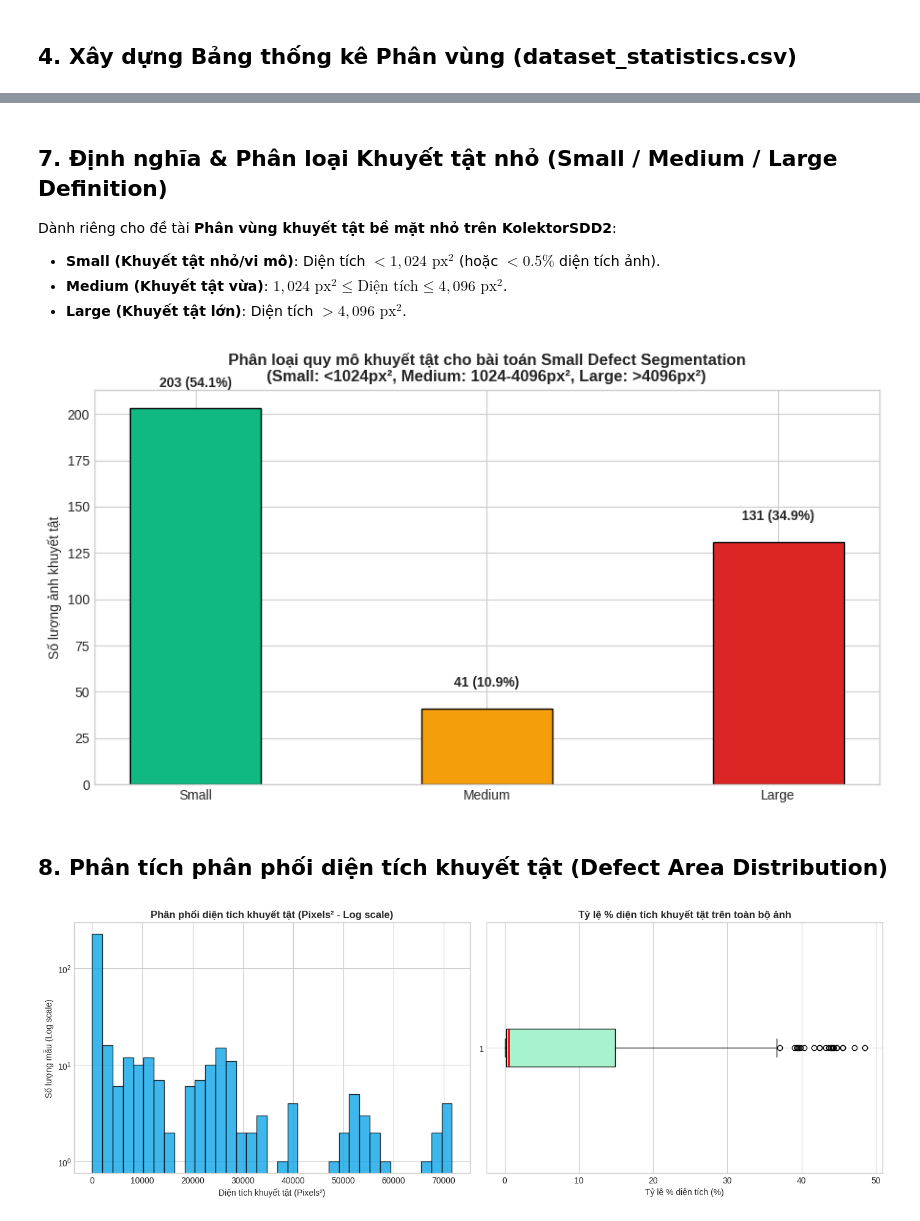
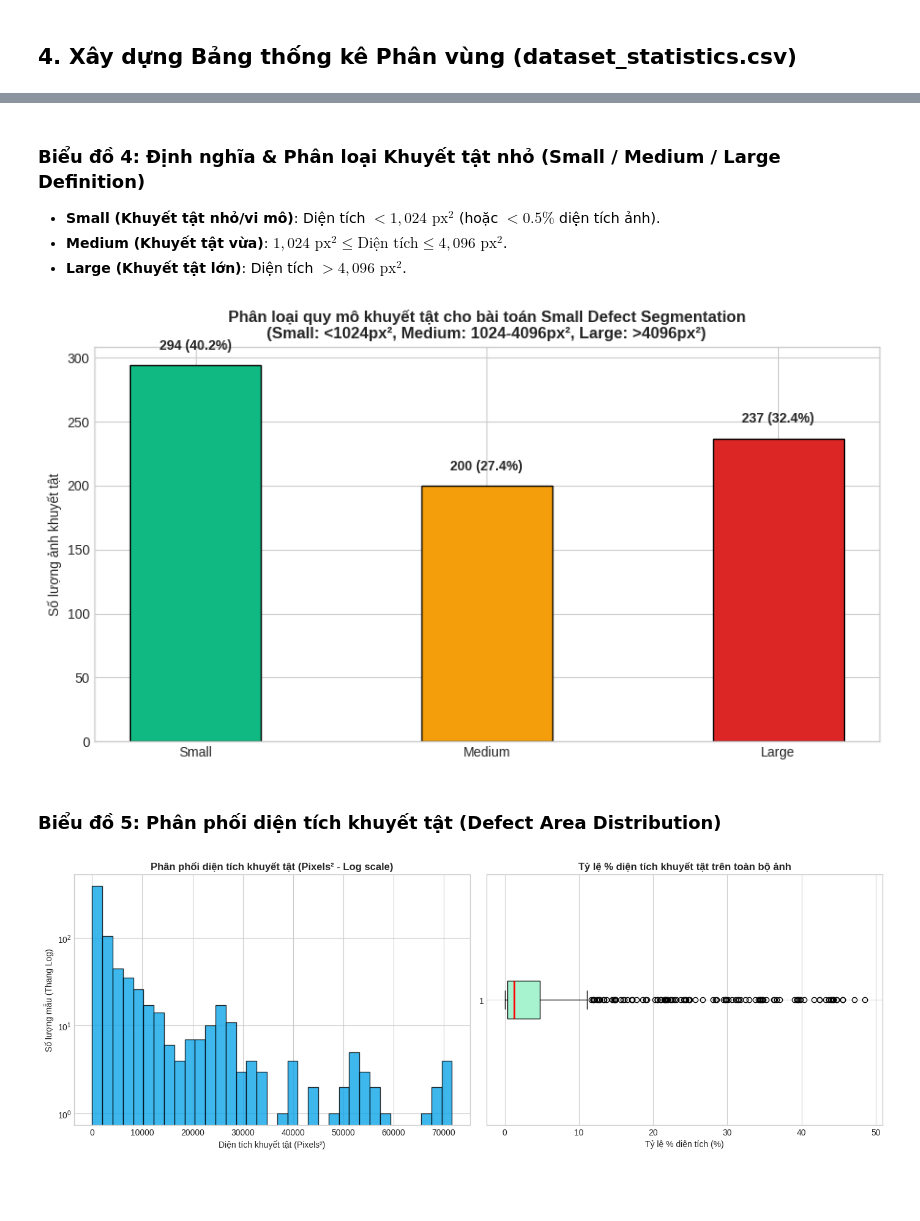
Before and after one commit to TinsDunx2005/surface-defect-segmentation, a Jupyter notebook: notebooks/01_eda.ipynb, the cells around one changed output, grey strips where cells are left out. Cells and saved outputs as stored; diff of their text form; code cells hidden in the pictures; blank space fills up the shorter version.

```diff
--- a/notebooks/01_eda.ipynb
+++ b/notebooks/01_eda.ipynb
@@ -89,0 +56,23 @@ Name: count, dtype: int64
+# %%
+# Quét dữ liệu thô KolektorSDD2 (cả Positive và Negative)
+all_kolektor = DatasetAuditor.scan_kolektor(KOLEKTOR_DIR, defect_only=False)
+k_pos = sum(1 for s in all_kolektor if s.has_defect)
+k_neg = len(all_kolektor) - k_pos
+print(f"-> KolektorSDD2 : Tổng {len(all_kolektor):,} ảnh | Có khuyết tật: {k_pos:,} | Sạch: {k_neg:,}")
+
+# Quét dữ liệu thô Magnetic Tile
+mt_dir = DatasetAuditor.locate_magnetic_tile_dir(PROJECT_DIR)
+all_mt = []
+if mt_dir:
+    all_mt = DatasetAuditor.scan_magnetic_tile(mt_dir, defect_only=False)
+    m_pos = sum(1 for s in all_mt if s.has_defect)
+    m_neg = len(all_mt) - m_pos
+    print(f"-> Magnetic Tile: Tổng {len(all_mt):,} ảnh | Có khuyết tật: {m_pos:,} | Sạch: {m_neg:,}")
+else:
+    m_pos, m_neg = 0, 0
+
+total_raw_pos = k_pos + m_pos
+total_raw_neg = k_neg + m_neg
+total_raw = len(all_kolektor) + len(all_mt)
+
+print(f"\n===> TỔNG CỘNG THU THẬP: {total_raw:,} ảnh (Có lỗi: {total_raw_pos:,} - {total_raw_pos/total_raw*100:.1f}% | Sạch: {total_raw_neg:,} - {total_raw_neg/total_raw*100:.1f}%)")
@@ -90,10 +113,10 @@ Name: count, dtype: int64
 # %%
-print("Đang tiến hành lọc ảnh trùng lặp dHash 256-bit...")
-unique_samples, dup_stats = ImageHasher.deduplicate(raw_samples, pos_threshold=2, neg_threshold=4)
+raw_defect_samples = [s for s in (all_kolektor + all_mt) if s.has_defect]
+print(f"Tổng số mẫu có khuyết tật trước khi lọc trùng: {len(raw_defect_samples):,} ảnh")
 
-print("Thống kê loại bỏ ảnh trùng lặp theo nguồn:")
+unique_defect_samples, dup_stats = ImageHasher.deduplicate(raw_defect_samples, threshold=2)
+print("\nThống kê lọc trùng lặp nội bộ:")
 for src, cnt in dup_stats.items():
     print(f"  + Nguồn {src}: loại bỏ {cnt:,} ảnh trùng")
-print(f"Tổng số ảnh ban đầu: {len(raw_samples):,}")
-print(f"Tổng số ảnh giữ lại : {len(unique_samples):,}")
+print(f"Tổng số mẫu khuyết tật sạch duy nhất giữ lại: {len(unique_defect_samples):,} ảnh")
 # %% [output]
@@ -106,7 +130,7 @@ Tổng số ảnh giữ lại : 1,262
 ## 4. Xây dựng Bảng thống kê Phân vùng (dataset_statistics.csv)
 # %%
 records = []
-for s in unique_samples:
+for s in unique_defect_samples:
     info = s.defect_info
     records.append({
         "sample_id": s.sample_id,
@@ -189,12 +207,10 @@ plt.show()
 # %% [markdown]
-## 7. Định nghĩa & Phân loại Khuyết tật nhỏ (Small / Medium / Large Definition)
-Dành riêng cho đề tài **Phân vùng khuyết tật bề mặt nhỏ trên KolektorSDD2**:
+### Biểu đồ 4: Định nghĩa & Phân loại Khuyết tật nhỏ (Small / Medium / Large Definition)
 - **Small (Khuyết tật nhỏ/vi mô)**: Diện tích $< 1,024 \text{ px}^2$ (hoặc $< 0.5\%$ diện tích ảnh).
 - **Medium (Khuyết tật vừa)**: $1,024 \text{ px}^2 \le \text{Diện tích} \le 4,096 \text{ px}^2$.
 - **Large (Khuyết tật lớn)**: Diện tích $> 4,096 \text{ px}^2$.
 # %%
-pos_df = df[df['has_defect']].copy()
-cat_counts = pos_df['defect_size_category'].value_counts()
+cat_counts = df['defect_size_category'].value_counts()
 order = ['Small', 'Medium', 'Large']
 cat_counts = cat_counts.reindex(order).dropna()
 
@@ -202,7 +218,7 @@ plt.figure(figsize=(9, 5))
 bars = plt.bar(cat_counts.index, cat_counts.values, color=['#10b981', '#f59e0b', '#dc2626'], width=0.45, edgecolor='black')
 for b in bars:
     h = b.get_height()
-    plt.text(b.get_x() + b.get_width()/2.0, h + 10, f"{h:,} ({h/len(pos_df)*100:.1f}%)",
+    plt.text(b.get_x() + b.get_width()/2.0, h + 10, f"{h:,} ({h/len(df)*100:.1f}%)",
              ha='center', va='bottom', fontweight='bold')
 
 plt.title("Phân loại quy mô khuyết tật cho bài toán Small Defect Segmentation\n(Small: <1024px², Medium: 1024-4096px², Large: >4096px²)", fontweight='bold')
@@ -211,29 +227,29 @@ plt.tight_layout()
 plt.savefig(FIGURES_DIR / "04_defect_size_categories_segmentation.png", dpi=300)
 plt.show()
 # %% [output]
-[figure, old version]
+[figure, new version]
 # %% [markdown]
-## 8. Phân tích phân phối diện tích khuyết tật (Defect Area Distribution)
+### Biểu đồ 5: Phân phối diện tích khuyết tật (Defect Area Distribution)
 # %%
 fig, axes = plt.subplots(1, 2, figsize=(14, 5))
 
 # Histogram diện tích (log-scale)
-axes[0].hist(pos_df['defect_area_pixels'], bins=35, color='#0ea5e9', edgecolor='black', alpha=0.8)
+axes[0].hist(df['defect_area_pixels'], bins=35, color='#0ea5e9', edgecolor='black', alpha=0.8)
 axes[0].set_yscale('log')
 axes[0].set_title("Phân phối diện tích khuyết tật (Pixels² - Log scale)", fontweight='bold')
 axes[0].set_xlabel("Diện tích khuyết tật (Pixels²)")
-axes[0].set_ylabel("Số lượng mẫu (Log scale)")
+axes[0].set_ylabel("Số lượng mẫu (Thang Log)")
 
-# Boxplot tỷ lệ % diện tích khuyết tật
-axes[1].boxplot(pos_df['relative_defect_area_pct'], vert=False, patch_artist=True,
+# Boxplot tỷ lệ % diện tích
+axes[1].boxplot(df['relative_defect_area_pct'], vert=False, patch_artist=True,
                 boxprops=dict(facecolor='#a7f3d0', color='black'),
                 medianprops=dict(color='red', linewidth=2))
 axes[1].set_title("Tỷ lệ % diện tích khuyết tật trên toàn bộ ảnh", fontweight='bold')
 axes[1].set_xlabel("Tỷ lệ % diện tích (%)")
 
 plt.tight_layout()
 plt.savefig(FIGURES_DIR / "05_defect_area_distribution.png", dpi=300)
 plt.show()
 # %% [output]
-[figure, old version]
+[figure, new version]
 # %% [markdown]
```
Also changed, not shown: parts of 24 cells of this notebook, 10 other files.
